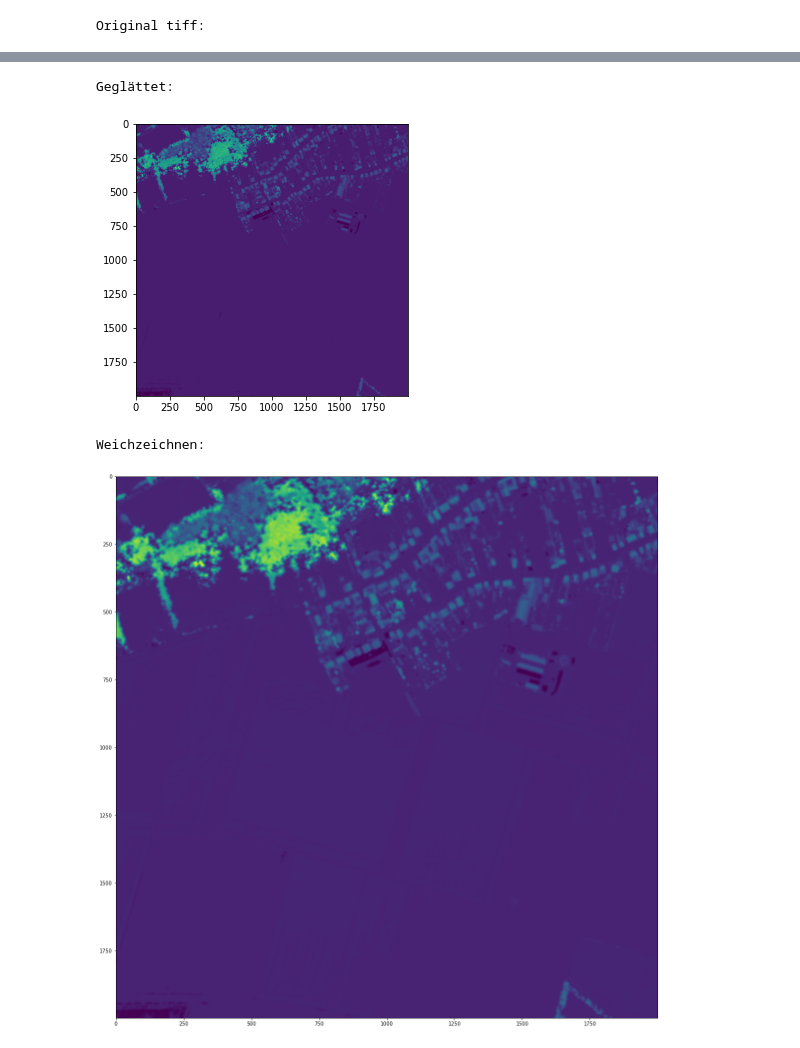
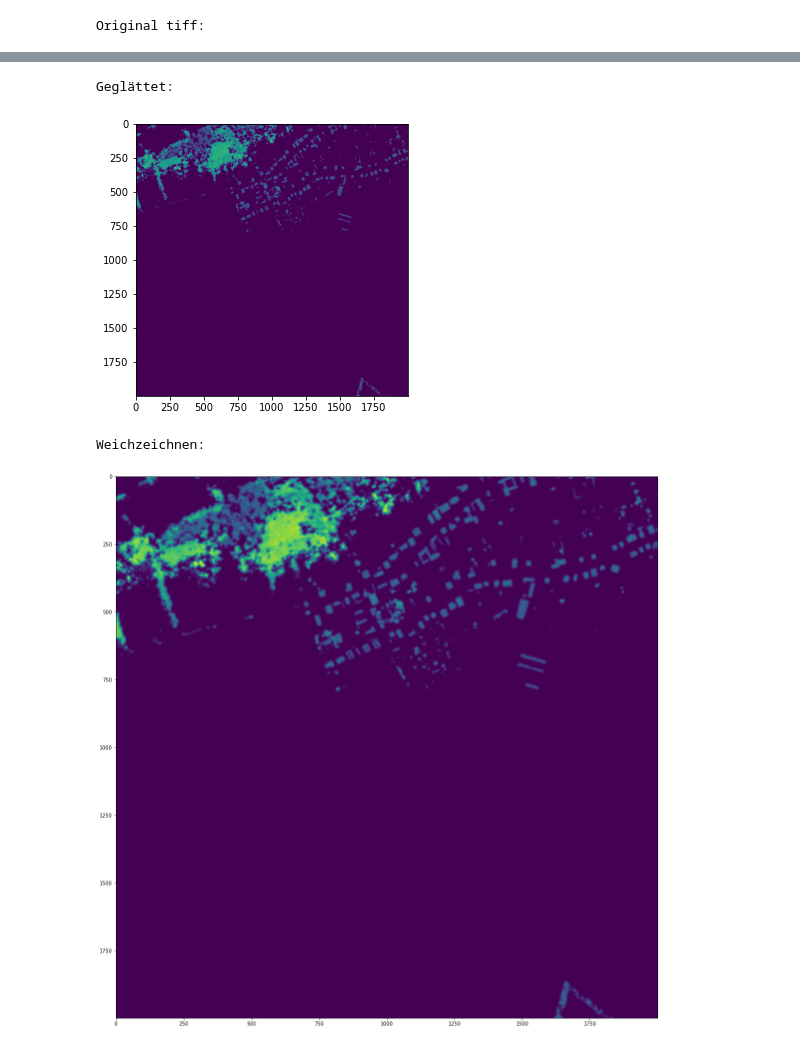
Before and after one commit to JanFfm/lidar-vegetation-data, a Jupyter notebook: tree_clustering.ipynb, the cells around one changed output, grey strips where cells are left out. Drawn from its saved outputs; the diff is of its cells as text; code cells hidden in the pictures.

```diff
--- a/tree_clustering.ipynb
+++ b/tree_clustering.ipynb
@@ -22,36 +22,36 @@ im = im + m
 
 """ #scaliere in range(0,255) und als integer-array:
 m = numpy.max(im)
 print(m)
 im = ((im/m) *255).astype(numpy.int32)
 """
 print("Original tiff:")
 plt.imshow(im)
 plt.show()
 
 #setze alle pixelwerte < thresshold = 0, um den boden zu glätten
 #sonst werden bei jeder kleinen bodenwelle lokale maxima gefunden
-threshhold = 3
+threshhold = 8
 im = numpy.where(im > threshhold, im, 0)
 print("Geglättet:")
 
 plt.imshow(im)
 plt.show()
 ##gaussischer filter:
 print("Weichzeichnen:")
 im = gaussian_filter(im, sigma=3)
 
 #setze größe der geplotteten bilder:
 plt.rcParams['figure.figsize'] = [20, 20]
 plt.imshow(im)
 plt.show()
 # %% [output]
 Original tiff:
 [figure]
 Geglättet:
-[figure, old version]
+[figure, new version]
 Weichzeichnen:
-[figure, old version]
+[figure, new version]
 # %%
 #wenn hier die maxima im einfarbigen bereich auftauchen, ist der threshold oben zu niedrig
 #hier kann über den min-distance-wert skaliert werden:
```
Also changed, not shown: parts of 1 cell of this notebook.
